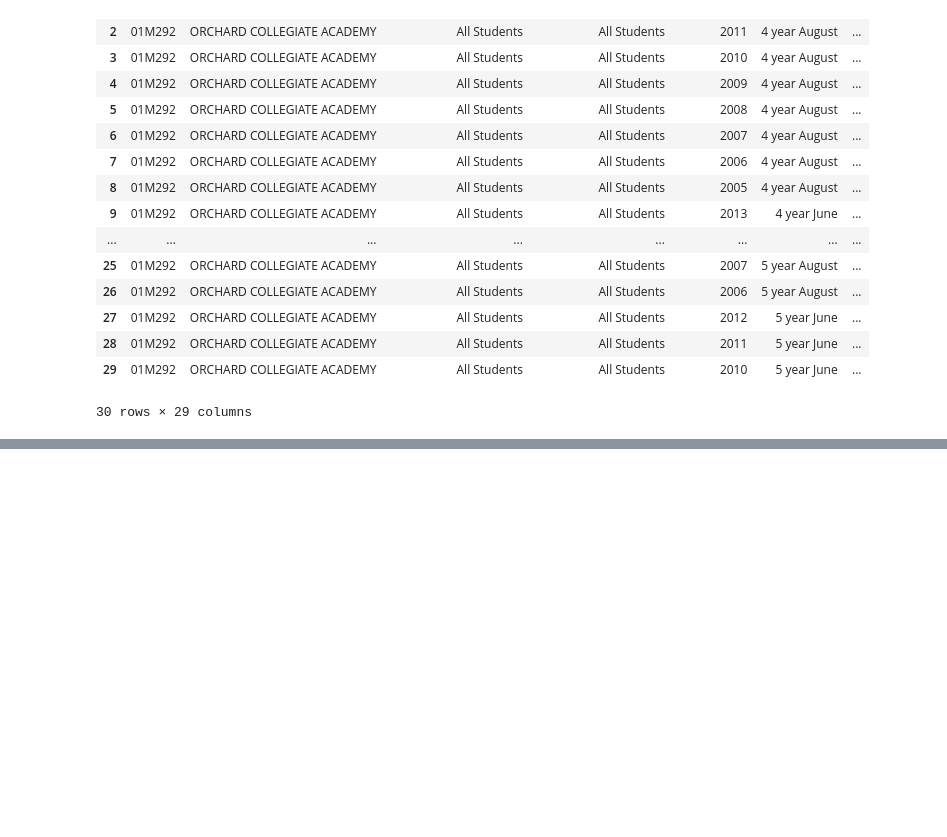
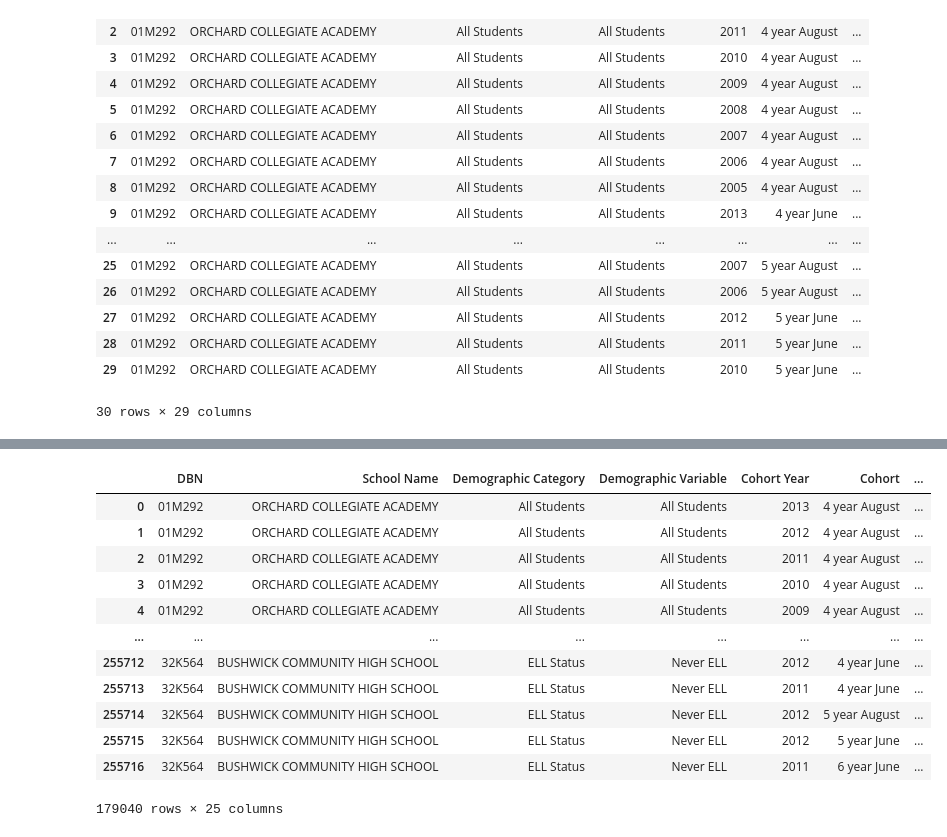
Before and after one commit to divish16/NYC-Student-Success-Predictions, a Jupyter notebook: sample_data_david720.ipynb, the cells around one changed output, grey strips where cells are left out. Saved outputs shown, nothing was run; the diff lists cells and outputs as text; code cells hidden in the pictures; blank space fills up the shorter version.

```diff
--- a/sample_data_david720.ipynb
+++ b/sample_data_david720.ipynb
@@ -460,0 +338,23 @@ dtype: object
+# %%
+#Use dropna to remove rows that have only the first five columns - you could try it both ways; are the NaNs zeros? - rerun analysis replacing NaNs with zero
+#try replacing with 0 instead of nan - first see whether there are any zero values there? if so the blank values may not be zero
+
+#Convert blank values to nan
+graduation_df2.replace(r'^\s*$', np.nan, regex=True, inplace=True)
+# %%
+graduation_df2.dropna()
+#check datatypes and unique values? - what is missing? - could also look series by series
+# %% [output]
+|  | DBN | School Name | Demographic Category | Demographic Variable | Cohort Year | Cohort | ... |
+| 0 | 01M292 | ORCHARD COLLEGIATE ACADEMY | All Students | All Students | 2013 | 4 year August | ... |
+| 1 | 01M292 | ORCHARD COLLEGIATE ACADEMY | All Students | All Students | 2012 | 4 year August | ... |
+| 2 | 01M292 | ORCHARD COLLEGIATE ACADEMY | All Students | All Students | 2011 | 4 year August | ... |
+| 3 | 01M292 | ORCHARD COLLEGIATE ACADEMY | All Students | All Students | 2010 | 4 year August | ... |
+| 4 | 01M292 | ORCHARD COLLEGIATE ACADEMY | All Students | All Students | 2009 | 4 year August | ... |
+| ... | ... | ... | ... | ... | ... | ... | ... |
+| 255712 | 32K564 | BUSHWICK COMMUNITY HIGH SCHOOL | ELL Status | Never ELL | 2012 | 4 year June | ... |
+| 255713 | 32K564 | BUSHWICK COMMUNITY HIGH SCHOOL | ELL Status | Never ELL | 2011 | 4 year June | ... |
+| 255714 | 32K564 | BUSHWICK COMMUNITY HIGH SCHOOL | ELL Status | Never ELL | 2012 | 5 year August | ... |
+| 255715 | 32K564 | BUSHWICK COMMUNITY HIGH SCHOOL | ELL Status | Never ELL | 2012 | 5 year June | ... |
+| 255716 | 32K564 | BUSHWICK COMMUNITY HIGH SCHOOL | ELL Status | Never ELL | 2011 | 6 year June | ... |
+179040 rows × 25 columns
```
Also changed, not shown: parts of 54 cells of this notebook.
